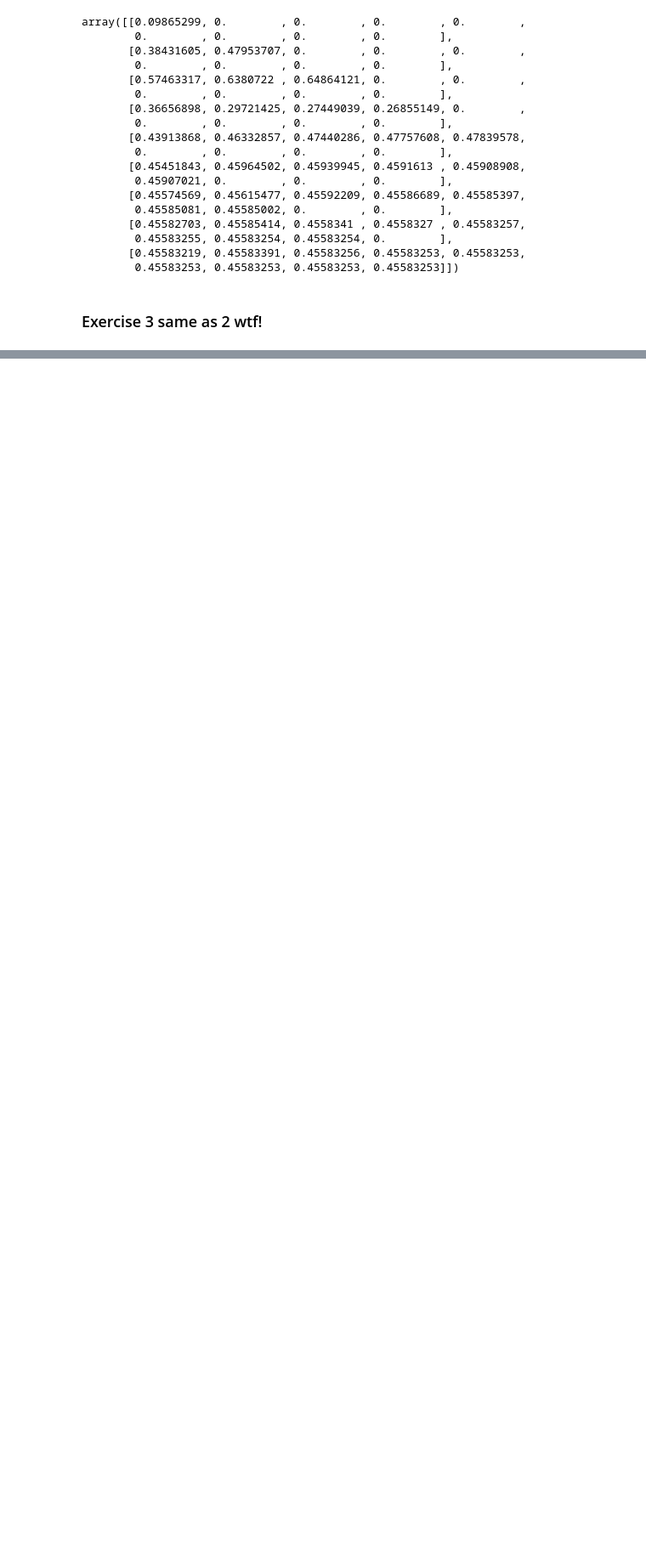
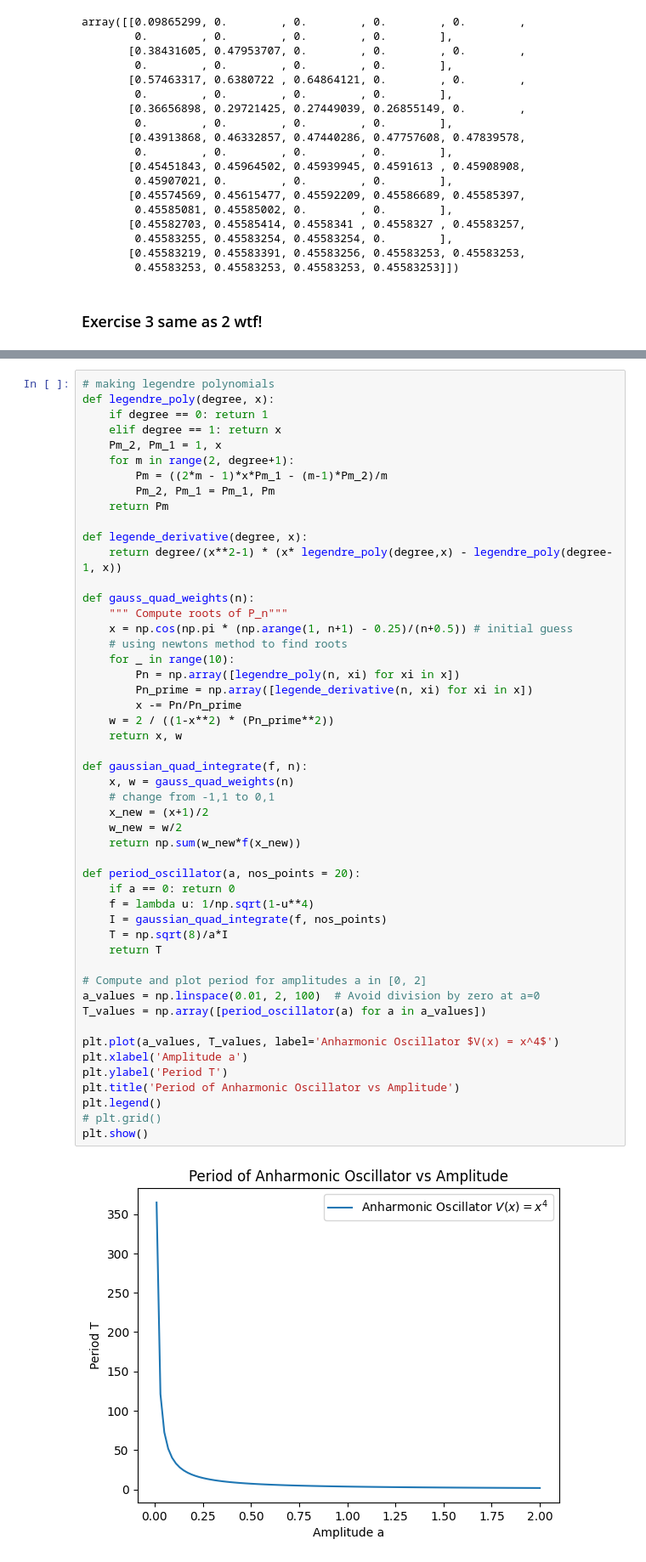
Before and after one commit to AtharvSuryawanshi/Computational-Physics, a Jupyter notebook: Suryawanshi_Atharv_HW2.ipynb, the cells around one changed output, grey strips where cells are left out. Shown at 85% size. Cells and saved outputs as stored; diff of their text form; blank space fills up the shorter version.

```diff
--- a/Suryawanshi_Atharv_HW2.ipynb
+++ b/Suryawanshi_Atharv_HW2.ipynb
@@ -261,0 +270,52 @@ array([[0.09865299, 0.        , 0.        , 0.        , 0.        ,
+# %%
+# making legendre polynomials
+def legendre_poly(degree, x):
+    if degree == 0: return 1
+    elif degree == 1: return x
+    Pm_2, Pm_1 = 1, x
+    for m in range(2, degree+1):
+        Pm = ((2*m - 1)*x*Pm_1 - (m-1)*Pm_2)/m
+        Pm_2, Pm_1 = Pm_1, Pm
+    return Pm
+
+def legende_derivative(degree, x):
+    return degree/(x**2-1) * (x* legendre_poly(degree,x) - legendre_poly(degree-1, x))
+
+def gauss_quad_weights(n):
+    """ Compute roots of P_n"""
+    x = np.cos(np.pi * (np.arange(1, n+1) - 0.25)/(n+0.5)) # initial guess
+    # using newtons method to find roots
+    for _ in range(10):
+        Pn = np.array([legendre_poly(n, xi) for xi in x])
+        Pn_prime = np.array([legende_derivative(n, xi) for xi in x])
+        x -= Pn/Pn_prime
+    w = 2 / ((1-x**2) * (Pn_prime**2))
+    return x, w
+
+def gaussian_quad_integrate(f, n):
+    x, w = gauss_quad_weights(n)
+    # change from -1,1 to 0,1
+    x_new = (x+1)/2
+    w_new = w/2
+    return np.sum(w_new*f(x_new))
+
+def period_oscillator(a, nos_points = 20):
+    if a == 0: return 0
+    f = lambda u: 1/np.sqrt(1-u**4)
+    I = gaussian_quad_integrate(f, nos_points)
+    T = np.sqrt(8)/a*I
+    return T
+
+# Compute and plot period for amplitudes a in [0, 2]
+a_values = np.linspace(0.01, 2, 100)  # Avoid division by zero at a=0
+T_values = np.array([period_oscillator(a) for a in a_values])
+
+plt.plot(a_values, T_values, label='Anharmonic Oscillator $V(x) = x^4$')
+plt.xlabel('Amplitude a')
+plt.ylabel('Period T')
+plt.title('Period of Anharmonic Oscillator vs Amplitude')
+plt.legend()
+# plt.grid()
+plt.show()
+# %% [output]
+[figure, added]
```
Also changed, not shown: parts of 4 cells of this notebook.
